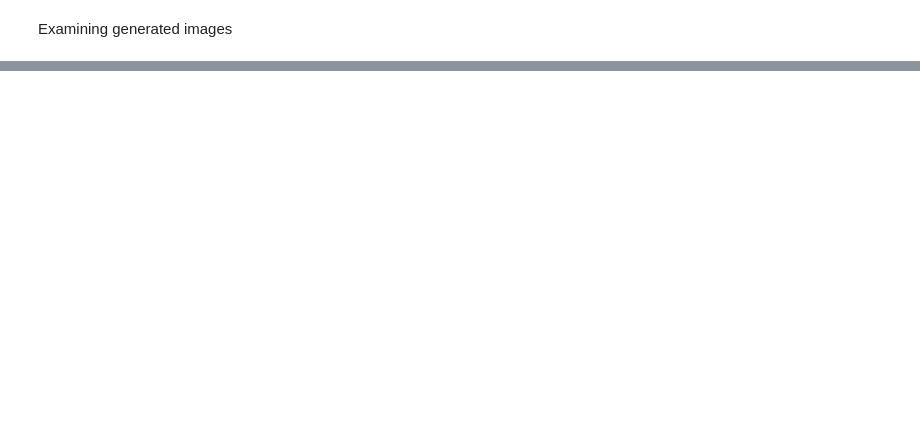
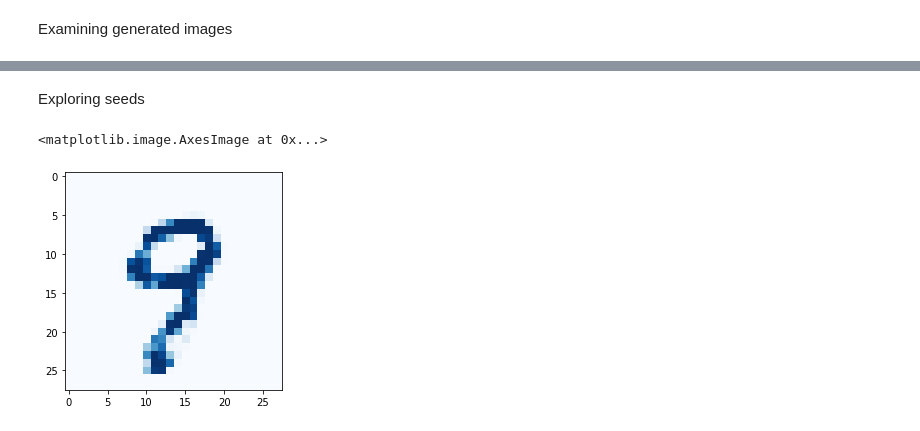
Before and after one commit to Azuremis/make_your_first_gan_with_pytorch, a Jupyter notebook: handwritten_digits_improved.ipynb, the cells around one changed output, grey strips where cells are left out. Cells and saved outputs as stored; diff of their text form; code cells hidden in the pictures; blank space fills up the shorter version.

```diff
--- a/handwritten_digits_improved.ipynb
+++ b/handwritten_digits_improved.ipynb
@@ -293,0 +301,2 @@ for i in range(2):
+# %% [markdown]
+Exploring seeds
@@ -293,0 +307,6 @@ for i in range(2):
+# %%
+img_1 = Gen.forward(seed_1).detach().numpy().reshape(28, 28)
+plt.imshow(img_1, interpolation="none", cmap="Blues")
+# %% [output]
+<matplotlib.image.AxesImage at 0x...>
+[figure, added]
```
Also changed, not shown: parts of 19 cells of this notebook.
